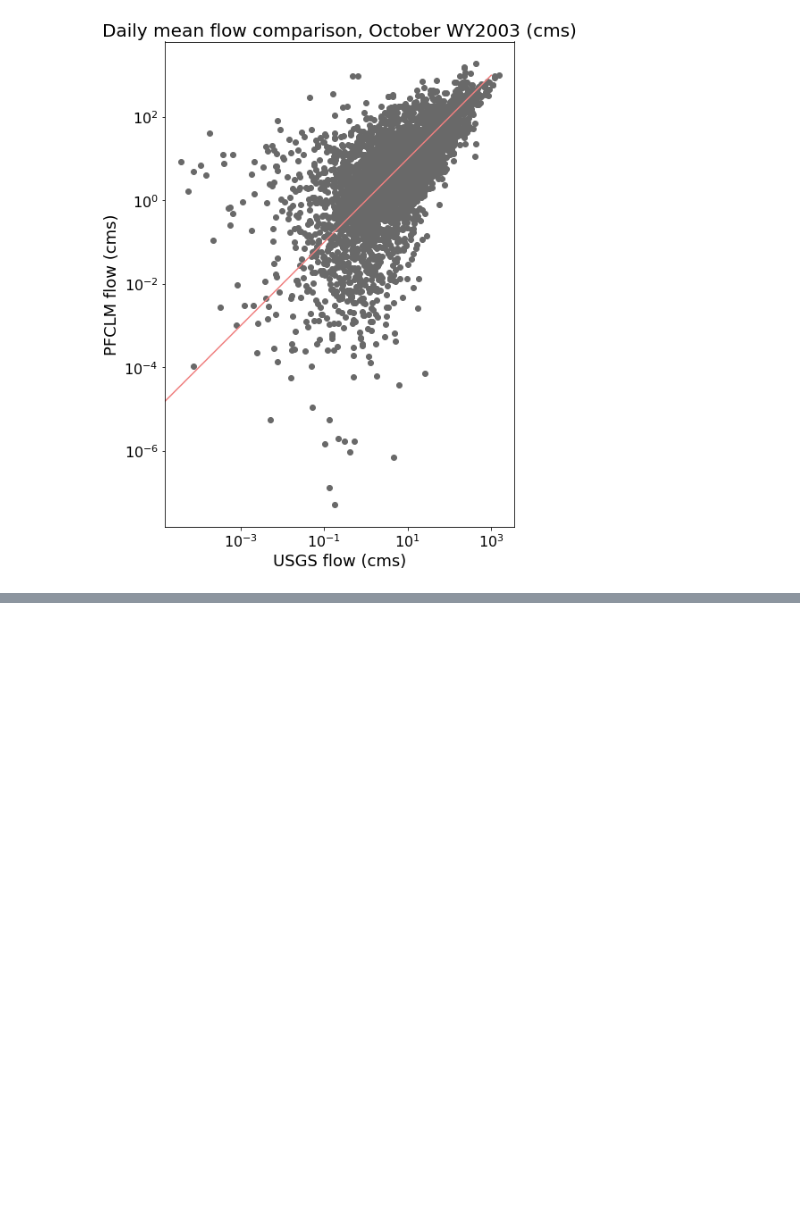
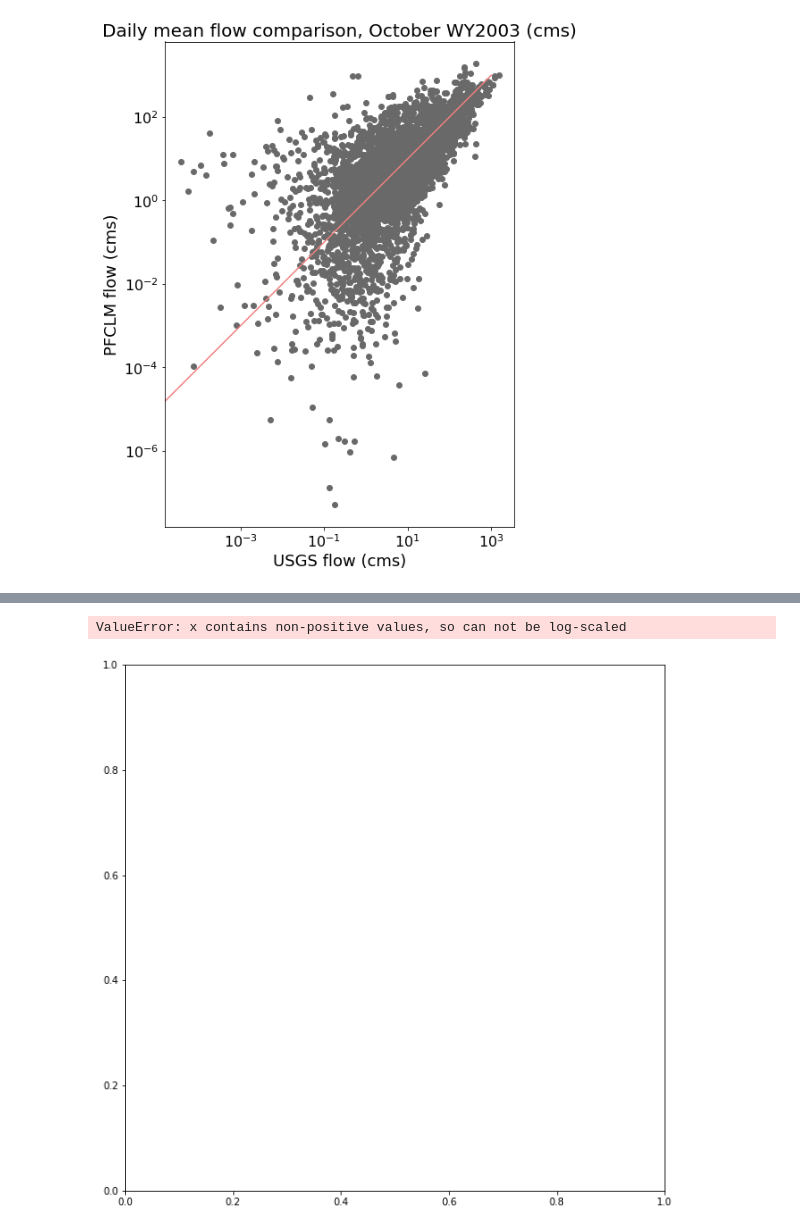
Before and after one commit to danielletijerina/PFCONUS2-analysis, a Jupyter notebook: scripts/Validation/Streamflow/PF-USGS_flow_plots.ipynb, the cells around one changed output, grey strips where cells are left out. Drawn from its saved outputs; the diff is of its cells as text; code cells hidden in the pictures; blank space fills up the shorter version.

```diff
--- a/scripts/Validation/Streamflow/PF-USGS_flow_plots.ipynb
+++ b/scripts/Validation/Streamflow/PF-USGS_flow_plots.ipynb
@@ -190,0 +208,9 @@ plt.savefig(f'{plot_dir}/Oct_WY2003_total_monthly_flow_log_comparison_scatter.pn
+# %%
+# Scatter plot of daily mean flow for October WY2003, PF vs. USGS
+fig = plt.figure(figsize=(10,10), dpi=72)
+ax = fig.add_subplot()
+ax.hexbin(usgs_daily_flow['usgs total flow'], CONUS2_daily_flow['pf total flow'],xscale='log')
+ax.plot(range(100), color = 'lightcoral')
+# %% [output]
+ValueError: x contains non-positive values, so can not be log-scaled
+[figure, added]
```
Also changed, not shown: parts of 5 cells of this notebook.
